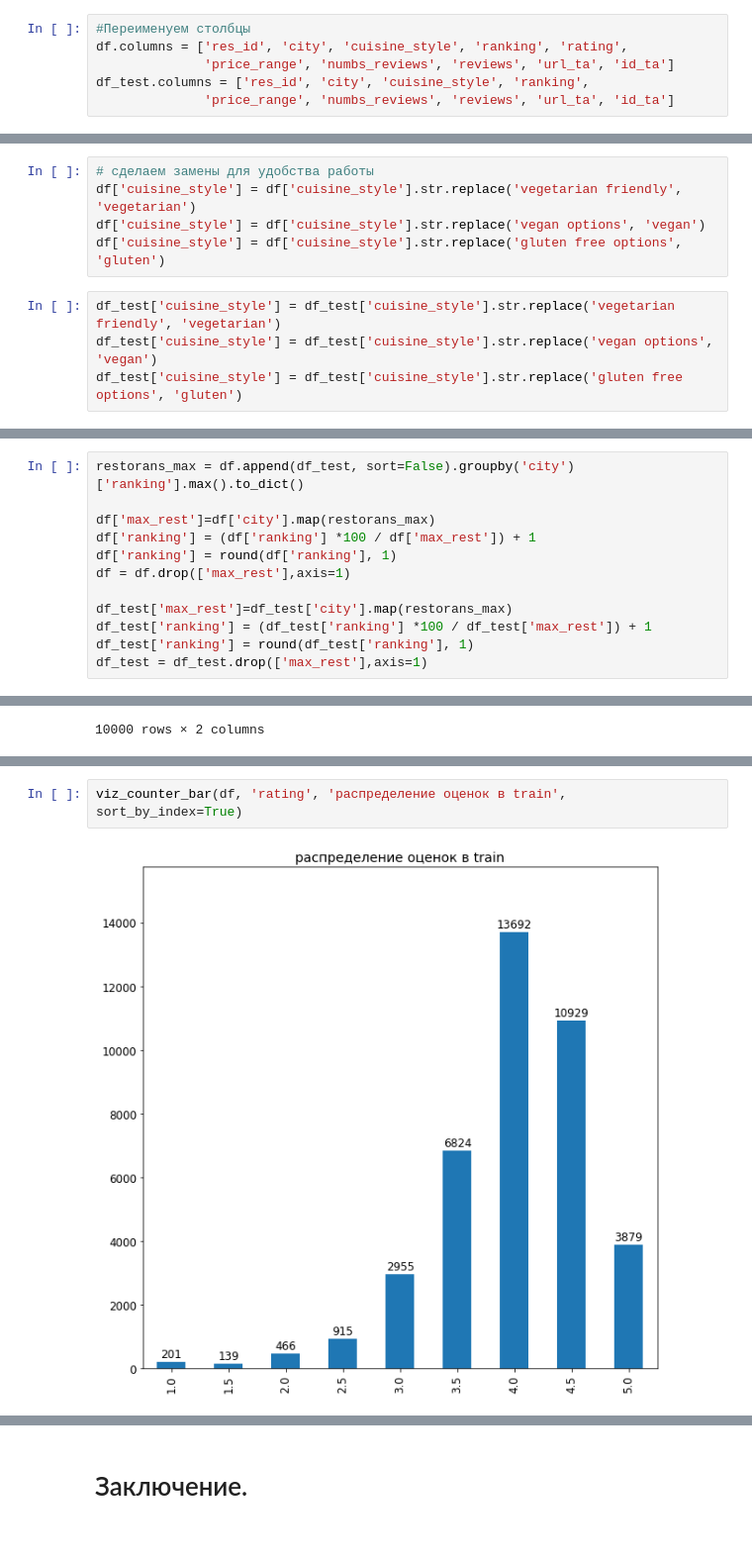
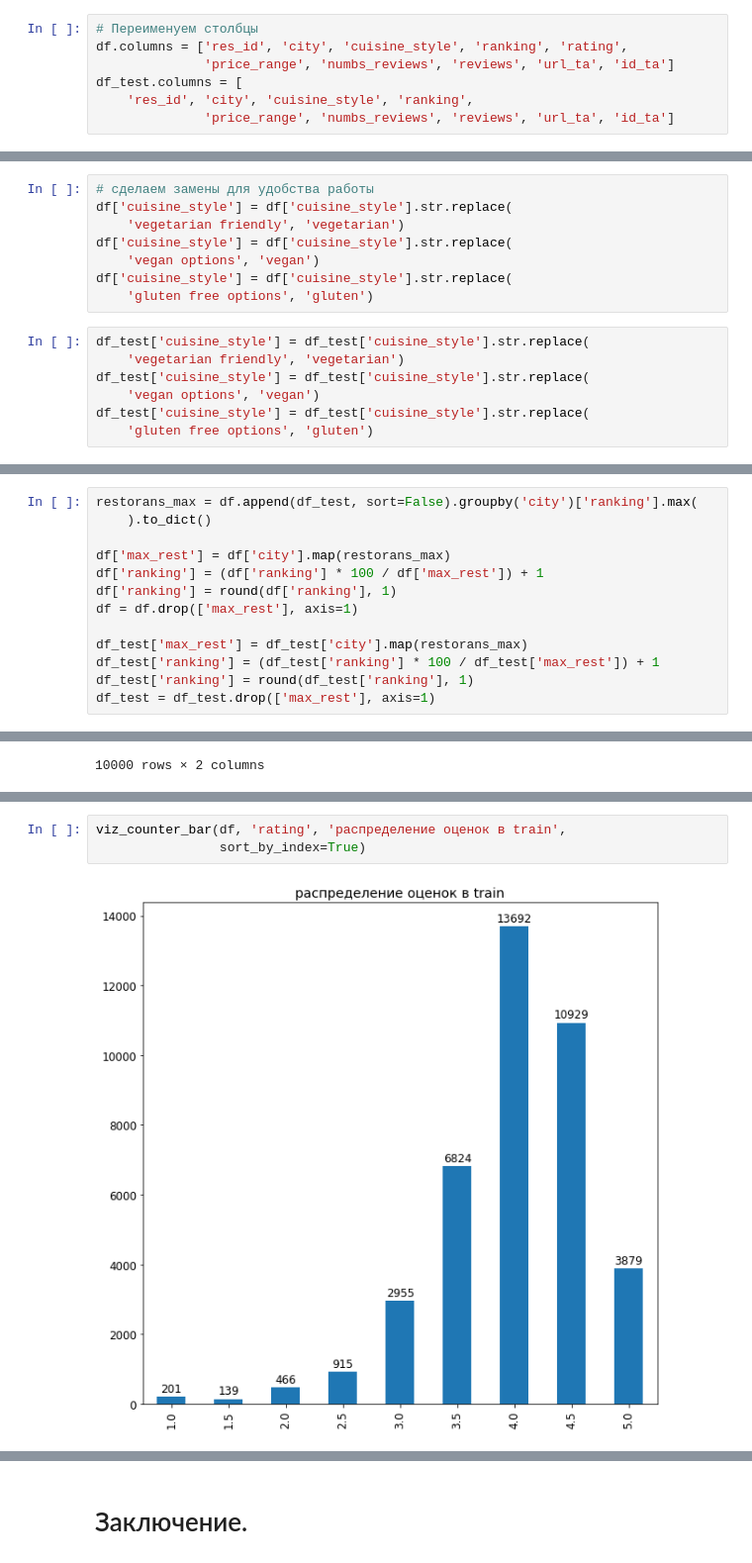
Before and after one commit to Deus99/skillfactory_rds, a Jupyter notebook: module_3/Rests_prediction.ipynb, the cells around one changed output, grey strips where cells are left out. Shown at 99% size. Cells and saved outputs as stored; diff of their text form.

```diff
--- a/module_3/Rests_prediction.ipynb
+++ b/module_3/Rests_prediction.ipynb
@@ -573,8 +600,9 @@ df_test.sample(3)
 # %%
-#Переименуем столбцы
+# Переименуем столбцы
 df.columns = ['res_id', 'city', 'cuisine_style', 'ranking', 'rating',
               'price_range', 'numbs_reviews', 'reviews', 'url_ta', 'id_ta']
-df_test.columns = ['res_id', 'city', 'cuisine_style', 'ranking',
+df_test.columns = [
+    'res_id', 'city', 'cuisine_style', 'ranking',
               'price_range', 'numbs_reviews', 'reviews', 'url_ta', 'id_ta']
 # %% [markdown]
 ## Оценка уникальных значений и типов переменных в датафрейме
@@ -753,13 +787,19 @@ viz_counter_barh(cuisines_top, 'cuisine_style',
 И последнне на что стоит обратить внимание, региональные предпочтения: европейкая кухня, среднеземноморская, азиатская и др.
 # %%
 # сделаем замены для удобства работы
-df['cuisine_style'] = df['cuisine_style'].str.replace('vegetarian friendly', 'vegetarian')
-df['cuisine_style'] = df['cuisine_style'].str.replace('vegan options', 'vegan')
-df['cuisine_style'] = df['cuisine_style'].str.replace('gluten free options', 'gluten')
+df['cuisine_style'] = df['cuisine_style'].str.replace(
+    'vegetarian friendly', 'vegetarian')
+df['cuisine_style'] = df['cuisine_style'].str.replace(
+    'vegan options', 'vegan')
+df['cuisine_style'] = df['cuisine_style'].str.replace(
+    'gluten free options', 'gluten')
 # %%
-df_test['cuisine_style'] = df_test['cuisine_style'].str.replace('vegetarian friendly', 'vegetarian')
-df_test['cuisine_style'] = df_test['cuisine_style'].str.replace('vegan options', 'vegan')
-df_test['cuisine_style'] = df_test['cuisine_style'].str.replace('gluten free options', 'gluten')
+df_test['cuisine_style'] = df_test['cuisine_style'].str.replace(
+    'vegetarian friendly', 'vegetarian')
+df_test['cuisine_style'] = df_test['cuisine_style'].str.replace(
+    'vegan options', 'vegan')
+df_test['cuisine_style'] = df_test['cuisine_style'].str.replace(
+    'gluten free options', 'gluten')
 # %% [markdown]
 ## Ranking - место ресторана по рейтингу.
 # %% [markdown]
@@ -983,17 +1029,18 @@ df_test.drop('max_rest', axis=1, inplace=True)
 # %% [markdown]
 В разных городах разное количество ресторанов, и в большом городе может быть 50-100 ресторанов с высоким рейтингом, в маленьком может быть в 10 раз меньше. Поэтому 50е место в разных городах может нести разную оценку. Приведем столбец **ranking** к максимальному значению ~100
 # %%
-restorans_max = df.append(df_test, sort=False).groupby('city')['ranking'].max().to_dict()
+restorans_max = df.append(df_test, sort=False).groupby('city')['ranking'].max(
+    ).to_dict()
 
-df['max_rest']=df['city'].map(restorans_max)
-df['ranking'] = (df['ranking'] *100 / df['max_rest']) + 1
+df['max_rest'] = df['city'].map(restorans_max)
+df['ranking'] = (df['ranking'] * 100 / df['max_rest']) + 1
 df['ranking'] = round(df['ranking'], 1)
-df = df.drop(['max_rest'],axis=1)
+df = df.drop(['max_rest'], axis=1)
 
-df_test['max_rest']=df_test['city'].map(restorans_max)
-df_test['ranking'] = (df_test['ranking'] *100 / df_test['max_rest']) + 1
+df_test['max_rest'] = df_test['city'].map(restorans_max)
+df_test['ranking'] = (df_test['ranking'] * 100 / df_test['max_rest']) + 1
 df_test['ranking'] = round(df_test['ranking'], 1)
-df_test = df_test.drop(['max_rest'],axis=1)
+df_test = df_test.drop(['max_rest'], axis=1)
 # %% [markdown]
 ### Объеденим датафреймов df и df_test
 # %%
@@ -1141,7 +1190,8 @@ sample_submission.head(10)
 | 8 | id_8 | 4.0 |
 | 9 | id_9 | 4.5 |
 # %%
-viz_counter_bar(df, 'rating', 'распределение оценок в train', sort_by_index=True)
+viz_counter_bar(df, 'rating', 'распределение оценок в train',
+                sort_by_index=True)
 # %% [output]
-[figure, old version]
+[figure, new version]
 # %%
```
Also changed, not shown: parts of 33 cells of this notebook.
